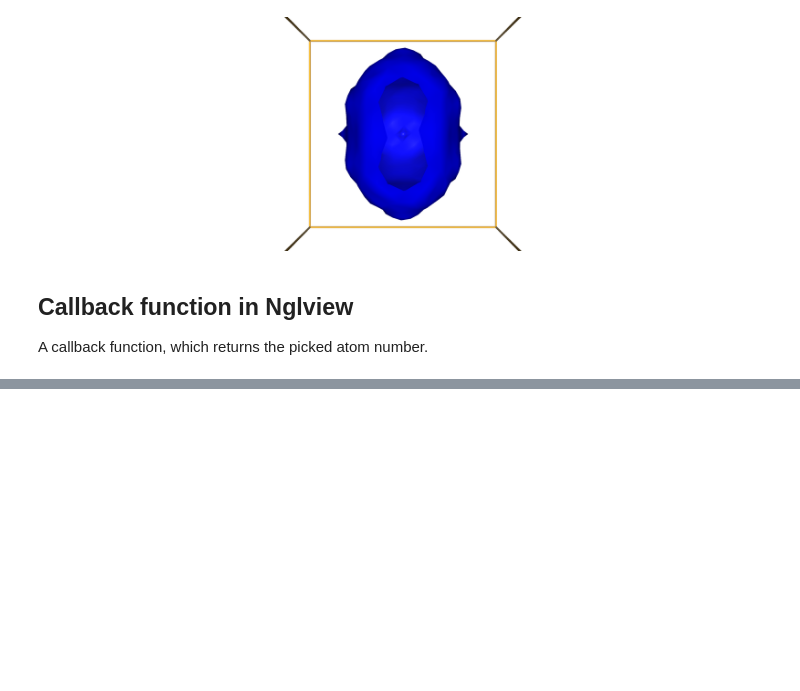
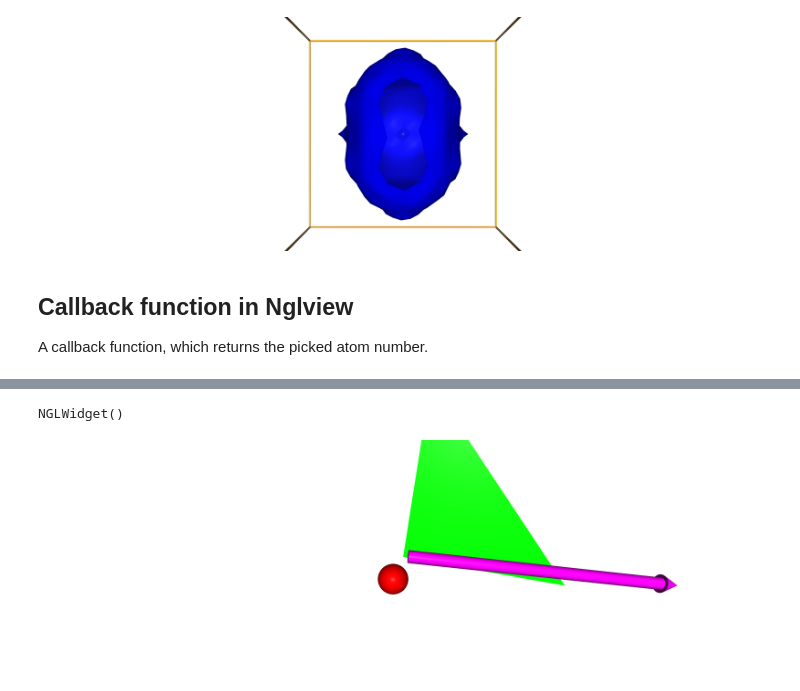
Before and after one commit to osscar-org/osscar-docs, a Jupyter notebook: notebooks/nglview_advanced.ipynb, the cells around one changed output, grey strips where cells are left out. Cells and saved outputs as stored; diff of their text form; code cells hidden in the pictures; blank space fills up the shorter version.

Commit message:
Update the tutorial for Nglview advanced

```diff
--- a/notebooks/nglview_advanced.ipynb
+++ b/notebooks/nglview_advanced.ipynb
@@ -84,0 +92,17 @@ display(VBox([view, out]))
+# %%
+from nglview.utils import get_colors_from_b64
+
+view3 = nv.NGLWidget()
+view3.shape.add_sphere([0, 0, 9], [1, 0, 0], 1.5)
+view3.shape.add_arrow([1, 2, 7 ], [30, 3, 3], [1, 0, 1], 1.0)
+view3.shape.add_label([ 0, 4, -1 ], [ 0.2, 0.5, 0.8 ], 2.5, 'Test Vector')
+view3.shape.add_mesh([ 0, 0, 0, 0, 20, 0, 20, 0, 0, 20, 20, 0],
+                     [ 0, 1, 0, 0, 1, 0, 0, 1, 0, 0, 1, 0])
+view3
+# %% [output]
+NGLWidget()
+# %%
+view3.render_image()
+view3._display_image()
+# %% [output]
+[figure, added]
```
Also changed, not shown: parts of 6 cells of this notebook.
